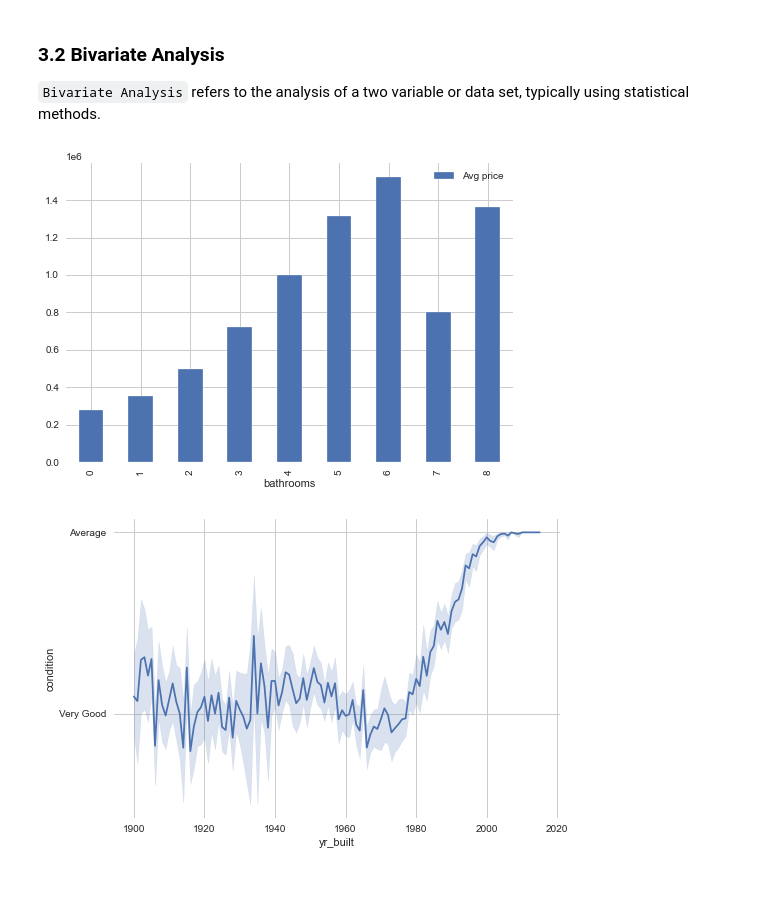
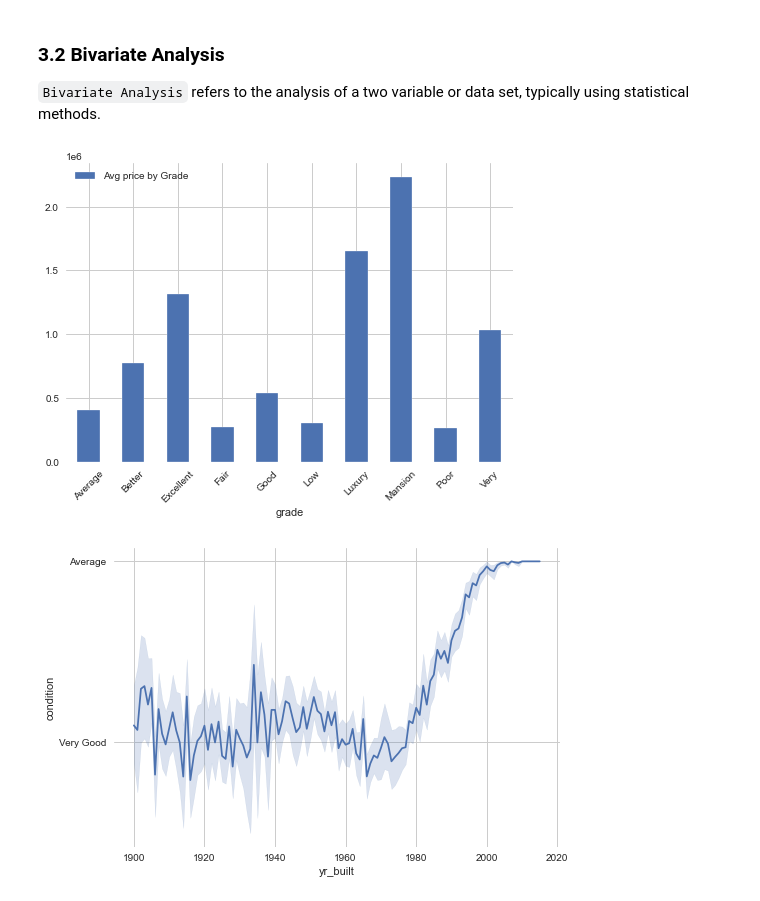
Before and after one commit to R3TR0Quan/KC_Realestate_Analysis_and_Modelling, a Jupyter notebook: notebook.ipynb, the cells around one changed output. Saved outputs shown, nothing was run; the diff lists cells and outputs as text; code cells hidden in the pictures.

```diff
--- a/notebook.ipynb
+++ b/notebook.ipynb
@@ -733,12 +748,13 @@ Name: bathrooms, dtype: float64
 
 ``Bivariate Analysis`` refers to the analysis of a two variable or data set, typically using statistical methods.
 # %%
-#plot bar of bathrooms against price
-kc_hses.groupby('bathrooms')['price'].mean().plot.bar(x='bathrooms', label='Avg price')
+#plot bar of Grade against price
+kc_hses.groupby('grade')['price'].mean().plot.bar(x='grade', label='Avg price by Grade')
+plt.xticks(rotation=45)
 plt.legend()
 plt.show()
 # %% [output]
-[figure, old version]
+[figure, new version]
 # %%
 #plot barchart of 'condition' against 'year built'
 sns.lineplot(x='yr_built', y='condition', data=kc_hses)
```
Also changed, not shown: parts of 52 cells of this notebook.
